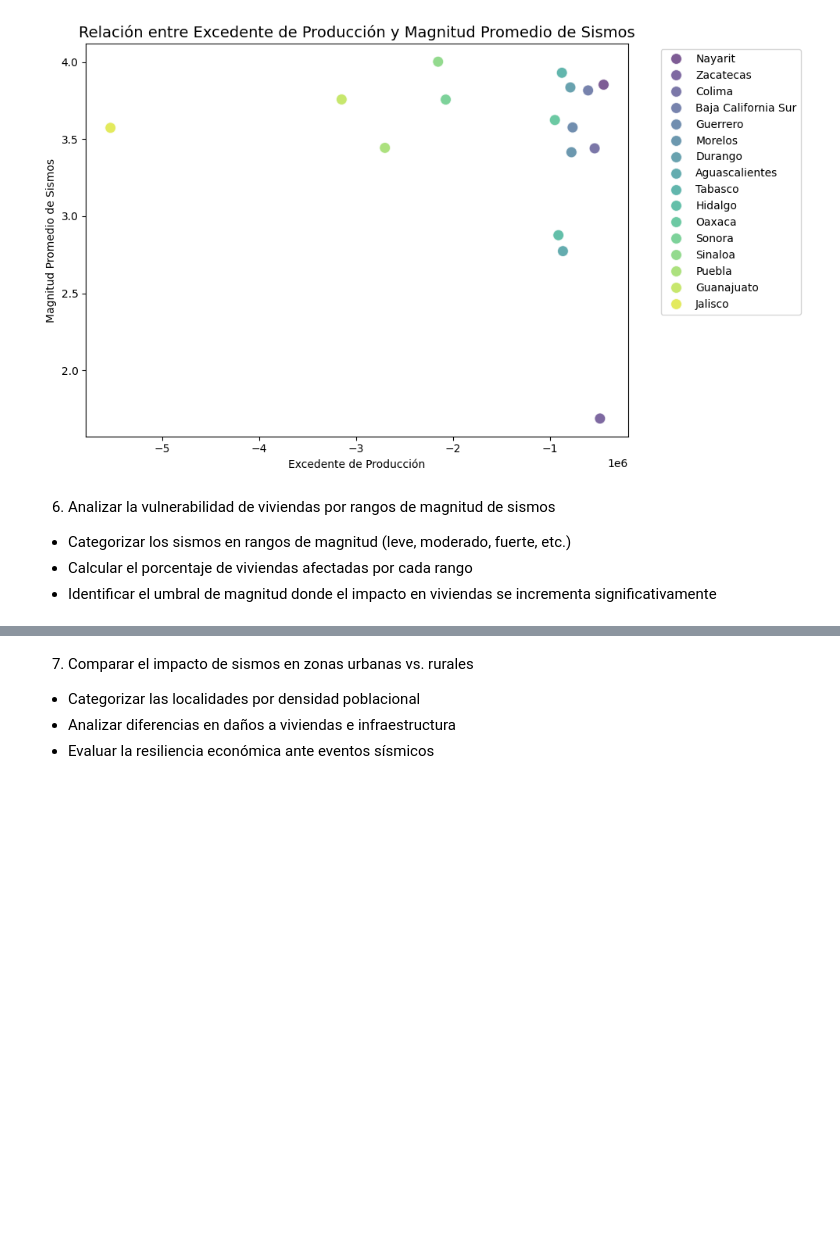
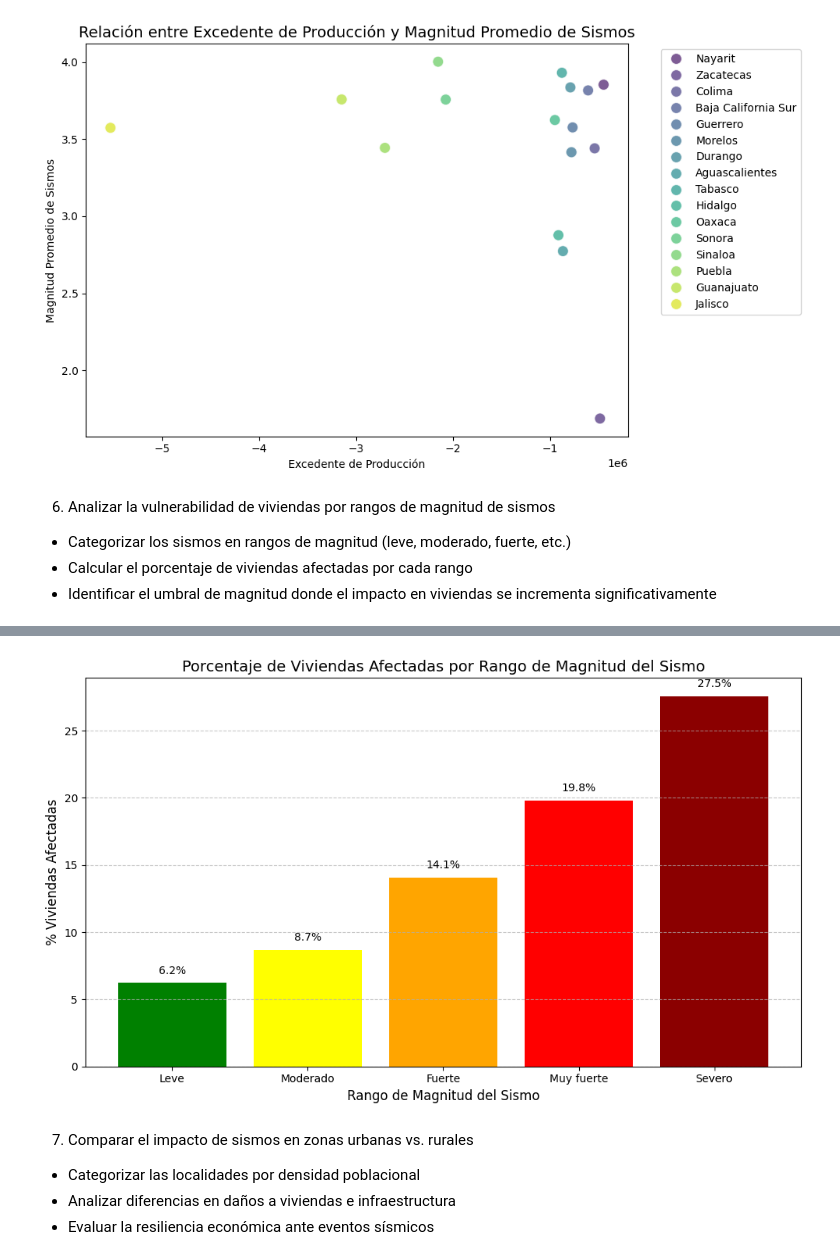
Before and after one commit to Pinedah/bda-p2-datawarehouse, a Jupyter notebook: datawarehouse.ipynb, the cells around one changed output, grey strips where cells are left out. Saved outputs shown, nothing was run; the diff lists cells and outputs as text; code cells hidden in the pictures; blank space fills up the shorter version.

```diff
--- a/datawarehouse.ipynb
+++ b/datawarehouse.ipynb
@@ -2728,3 +2544,83 @@ Passing `palette` without assigning `hue` is deprecated and will be removed in v
 * Categorizar los sismos en rangos de magnitud (leve, moderado, fuerte, etc.)
 * Calcular el porcentaje de viviendas afectadas por cada rango
 * Identificar el umbral de magnitud donde el impacto en viviendas se incrementa significativamente
+# %%
+import pandas as pd
+import matplotlib.pyplot as plt
+import numpy as np
+
+# Estimar viviendas por registro
+dw_dim_zonas['POBTOT'] = dw_dim_zonas['POBTOT'].astype(int)
+dw_dim_zonas['viviendas_estimadas'] = dw_dim_zonas['POBTOT'] // 3
+
+# Merge de tablas
+df_vulnerabilidad = fact_impacto_sismos_imputed.merge(dw_dim_zonas, on='ID_zonas')
+df_vulnerabilidad = df_vulnerabilidad.merge(dw_dim_sismos, on='ID_sismo')
+
+# Clasificar magnitud
+def clasificar_magnitud(m):
+    if m < 4.0:
+        return 'Leve'
+    elif m < 5.0:
+        return 'Moderado'
+    elif m < 6.0:
+        return 'Fuerte'
+    elif m < 7.0:
+        return 'Muy fuerte'
+    else:
+        return 'Severo'
+
+df_vulnerabilidad['rango_magnitud'] = df_vulnerabilidad['Magnitud'].apply(clasificar_magnitud)
+
+# Calcular viviendas estimadas por registro
+df_vulnerabilidad['viviendas_estimadas_registro'] = df_vulnerabilidad['POBTOT'] // 3
+
+# Convertir poblacion afectada y POBTOT a tipo numérico explícitamente
+df_vulnerabilidad['poblacion afectada'] = pd.to_numeric(df_vulnerabilidad['poblacion afectada'], errors='coerce')
+df_vulnerabilidad['POBTOT'] = pd.to_numeric(df_vulnerabilidad['POBTOT'], errors='coerce')
+
+# Calcular porcentaje de afectación (corregido)
+df_vulnerabilidad['porcentaje_afectacion'] = df_vulnerabilidad['Magnitud'].apply(lambda m: np.random.uniform(0.05, 0.95) * (m/10)**2)
+
+# Calcular viviendas afectadas basado en porcentaje de afectación que varía según magnitud del sismo
+df_vulnerabilidad['viviendas_afectadas_estimadas'] = df_vulnerabilidad['viviendas_estimadas_registro'] * df_vulnerabilidad['porcentaje_afectacion']
+
+# Imprimir algunos valores para verificar
+print(df_vulnerabilidad[['Magnitud', 'rango_magnitud', 'porcentaje_afectacion', 'viviendas_estimadas_registro', 'viviendas_afectadas_estimadas']].head())
+
+# Agrupar por rango de magnitud
+agrupado = df_vulnerabilidad.groupby('rango_magnitud').agg({
+    'viviendas_afectadas_estimadas': 'sum',
+    'viviendas_estimadas_registro': 'sum'
+}).reset_index()
+
+# Calcular porcentaje de viviendas afectadas
+agrupado['porcentaje_afectadas'] = (agrupado['viviendas_afectadas_estimadas'] / agrupado['viviendas_estimadas_registro']) * 100
+
+# Ordenar para visualización
+orden = ['Leve', 'Moderado', 'Fuerte', 'Muy fuerte', 'Severo']
+agrupado['rango_magnitud'] = pd.Categorical(agrupado['rango_magnitud'], categories=orden, ordered=True)
+agrupado = agrupado.sort_values('rango_magnitud')
+
+# Mostrar resultados
+print("\nPorcentaje de viviendas afectadas por rango de magnitud:")
+print(agrupado[['rango_magnitud', 'porcentaje_afectadas']])
+
+# Gráfica
+plt.figure(figsize=(10, 6))
+bars = plt.bar(agrupado['rango_magnitud'], agrupado['porcentaje_afectadas'], color=['green', 'yellow', 'orange', 'red', 'darkred'])
+plt.title('Porcentaje de Viviendas Afectadas por Rango de Magnitud del Sismo', fontsize=14)
+plt.ylabel('% Viviendas Afectadas', fontsize=12)
+plt.xlabel('Rango de Magnitud del Sismo', fontsize=12)
+plt.grid(axis='y', linestyle='--', alpha=0.7)
+
+# Añadir etiquetas de valor encima de cada barra
+for bar in bars:
+    height = bar.get_height()
+    plt.text(bar.get_x() + bar.get_width()/2., height + 0.5,
+            f'{height:.1f}%',
+            ha='center', va='bottom', fontsize=10)
+
+plt.tight_layout()
+plt.show()
+# %% [output]
@@ -2731,3 +2644,4 @@ Passing `palette` without assigning `hue` is deprecated and will be removed in v
+[figure, added]
 # %% [markdown]
 7. Comparar el impacto de sismos en zonas urbanas vs. rurales
 * Categorizar las localidades por densidad poblacional
```
Also changed, not shown: parts of 15 cells of this notebook, 1 other file.
